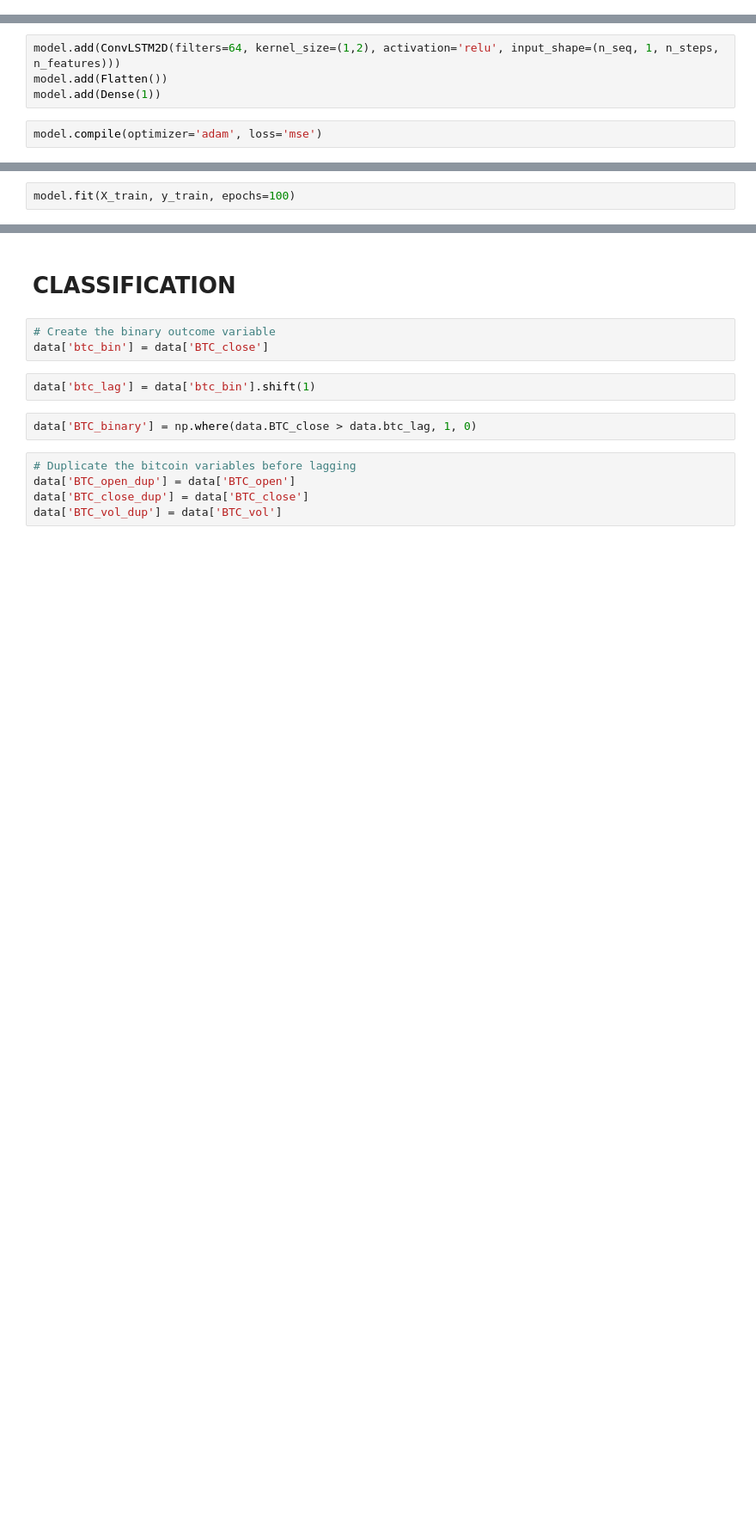
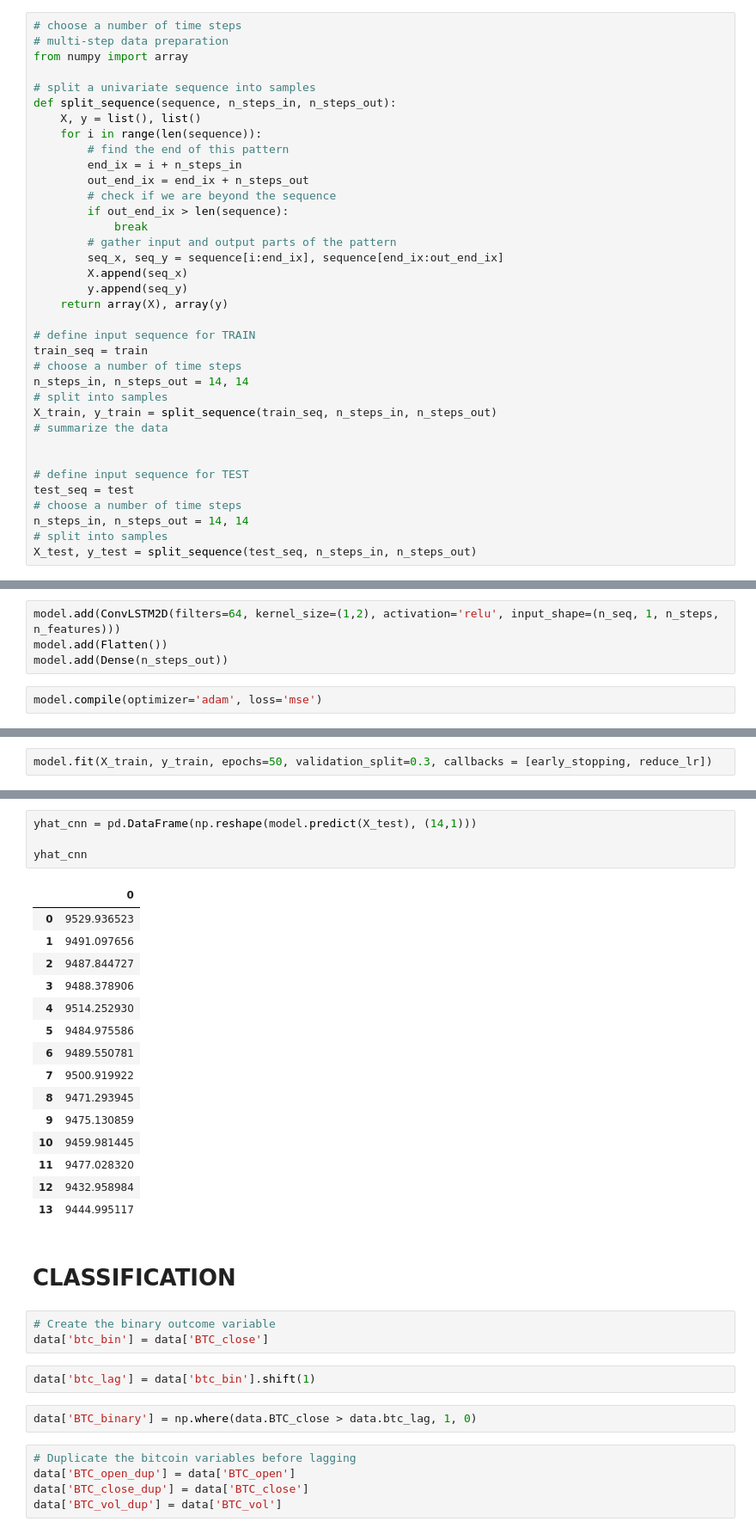
Before and after one commit to DonaldTurton/iLab2, a Jupyter notebook: Mdoelling_1.ipynb, the cells around one changed output, grey strips where cells are left out. Shown at 86% size. Saved outputs shown, nothing was run; the diff lists cells and outputs as text; blank space fills up the shorter version.

Commit message:
CNN now works correctly and predicts correctly

```diff
--- a/Mdoelling_1.ipynb
+++ b/Mdoelling_1.ipynb
@@ -1388,3 +1376,39 @@ from keras.layers import ConvLSTM2D
+# %%
+# choose a number of time steps
+# multi-step data preparation
+from numpy import array
+
+# split a univariate sequence into samples
+def split_sequence(sequence, n_steps_in, n_steps_out):
+	X, y = list(), list()
+	for i in range(len(sequence)):
+		# find the end of this pattern
+		end_ix = i + n_steps_in
+		out_end_ix = end_ix + n_steps_out
+		# check if we are beyond the sequence
+		if out_end_ix > len(sequence):
+			break
+		# gather input and output parts of the pattern
+		seq_x, seq_y = sequence[i:end_ix], sequence[end_ix:out_end_ix]
+		X.append(seq_x)
+		y.append(seq_y)
+	return array(X), array(y)
+
+# define input sequence for TRAIN
+train_seq = train
+# choose a number of time steps
+n_steps_in, n_steps_out = 14, 14
+# split into samples
+X_train, y_train = split_sequence(train_seq, n_steps_in, n_steps_out)
+# summarize the data
+
+
+# define input sequence for TEST
+test_seq = test
+# choose a number of time steps
+n_steps_in, n_steps_out = 14, 14
+# split into samples
+X_test, y_test = split_sequence(test_seq, n_steps_in, n_steps_out)
 # %%
 n_features = 1
 n_seq = 2
@@ -1403,7 +1427,7 @@ model = Sequential()
 # %%
 model.add(ConvLSTM2D(filters=64, kernel_size=(1,2), activation='relu', input_shape=(n_seq, 1, n_steps, n_features)))
 model.add(Flatten())
-model.add(Dense(1))
+model.add(Dense(n_steps_out))
 # %%
 model.compile(optimizer='adam', loss='mse')
 # %%
@@ -1424,5 +1448,5 @@ Trainable params: 33,921
 Non-trainable params: 0
 _________________________________________________________________
 # %%
-model.fit(X_train, y_train, epochs=100)
+model.fit(X_train, y_train, epochs=50, validation_split=0.3, callbacks = [early_stopping, reduce_lr])
 # %% [output]
@@ -1497,3 +1471,23 @@ array([[9312.1       , 9257.03466936, 9173.1       , 9015.3       ,
+# %%
+yhat_cnn = pd.DataFrame(np.reshape(model.predict(X_test), (14,1)))
+
+yhat_cnn
+# %% [output]
+|  | 0 |
+| 0 | 9529.936523 |
+| 1 | 9491.097656 |
+| 2 | 9487.844727 |
+| 3 | 9488.378906 |
+| 4 | 9514.252930 |
+| 5 | 9484.975586 |
+| 6 | 9489.550781 |
+| 7 | 9500.919922 |
+| 8 | 9471.293945 |
+| 9 | 9475.130859 |
+| 10 | 9459.981445 |
+| 11 | 9477.028320 |
+| 12 | 9432.958984 |
+| 13 | 9444.995117 |
 # %% [markdown]
 # CLASSIFICATION
 # %%
```
Also changed, not shown: parts of 7 cells of this notebook.
